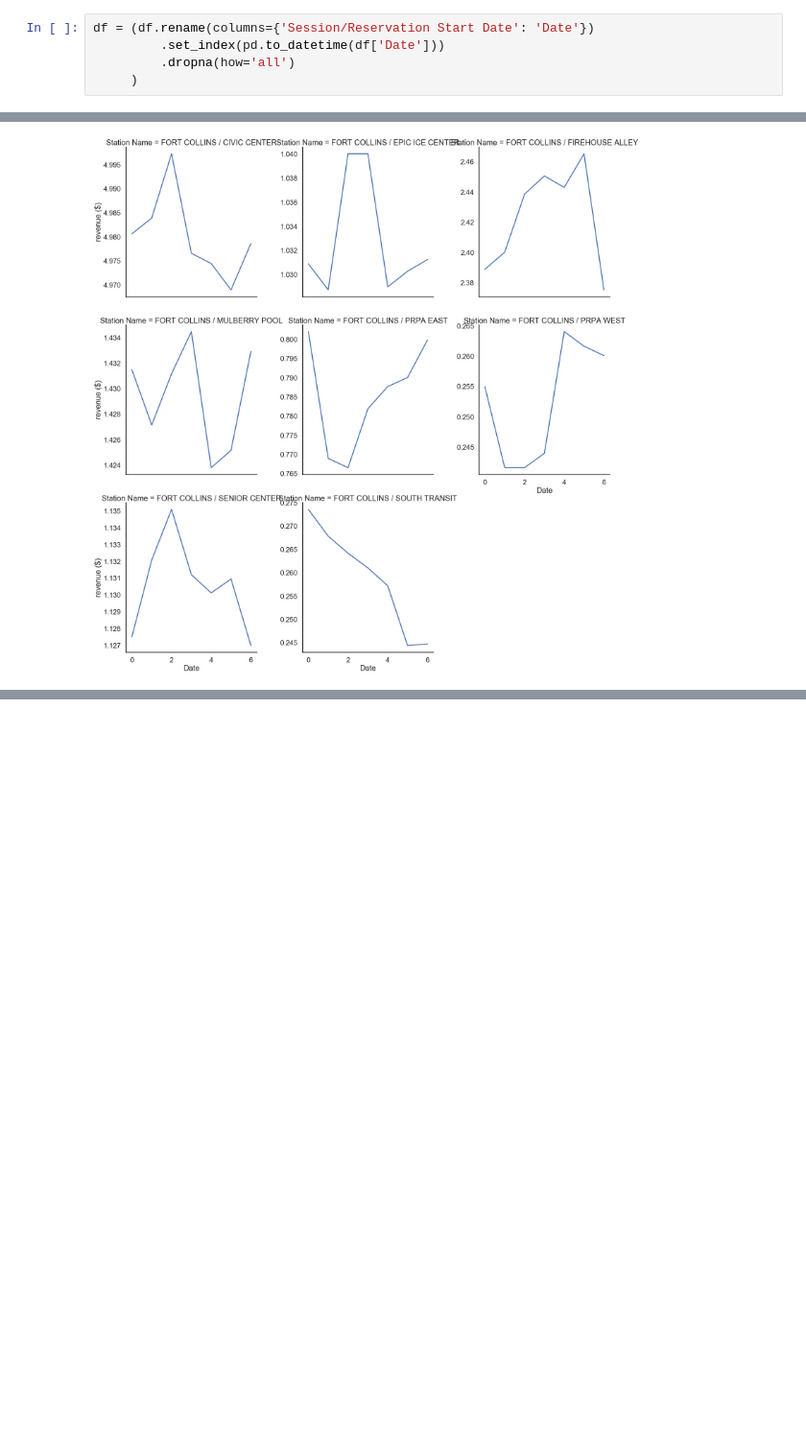
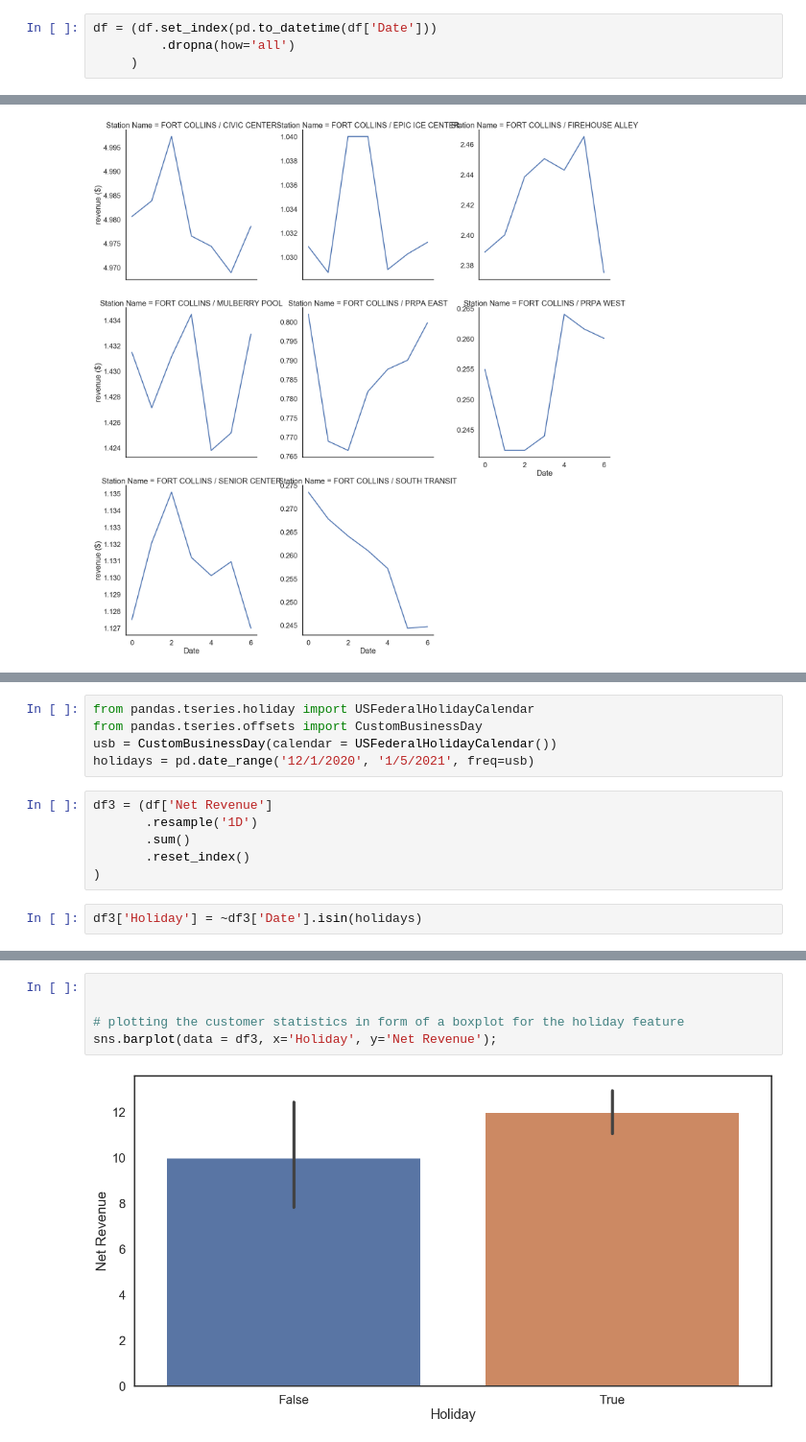
Before and after one commit to davidfox87/EV_forecasting, a Jupyter notebook: EDA.ipynb, the cells around one changed output, grey strips where cells are left out. Shown at 96% size. Saved outputs shown, nothing was run; the diff lists cells and outputs as text; blank space fills up the shorter version.

```diff
--- a/EDA.ipynb
+++ b/EDA.ipynb
@@ -63,7 +89,6 @@ def import_data():
 # %%
 df = import_data()
 # %%
-df = (df.rename(columns={'Session/Reservation Start Date': 'Date'})
-         .set_index(pd.to_datetime(df['Date']))
+df = (df.set_index(pd.to_datetime(df['Date']))
          .dropna(how='all')
      )
@@ -228,0 +317,13 @@ g.map(sns.lineplot, "Date", "revenue ($)")
+# %%
+from pandas.tseries.holiday import USFederalHolidayCalendar
+from pandas.tseries.offsets import CustomBusinessDay
+usb = CustomBusinessDay(calendar = USFederalHolidayCalendar())
+holidays = pd.date_range('12/1/2020', '1/5/2021', freq=usb)
+# %%
+df3 = (df['Net Revenue']
+       .resample('1D')
+       .sum()
+       .reset_index()
+)
+# %%
+df3['Holiday'] = ~df3['Date'].isin(holidays)
@@ -228,0 +343,7 @@ g.map(sns.lineplot, "Date", "revenue ($)")
+# %%
+
+
+# plotting the customer statistics in form of a boxplot for the holiday feature
+sns.barplot(data = df3, x='Holiday', y='Net Revenue');
+# %% [output]
+[figure, added]
```
Also changed, not shown: parts of 41 cells of this notebook.
